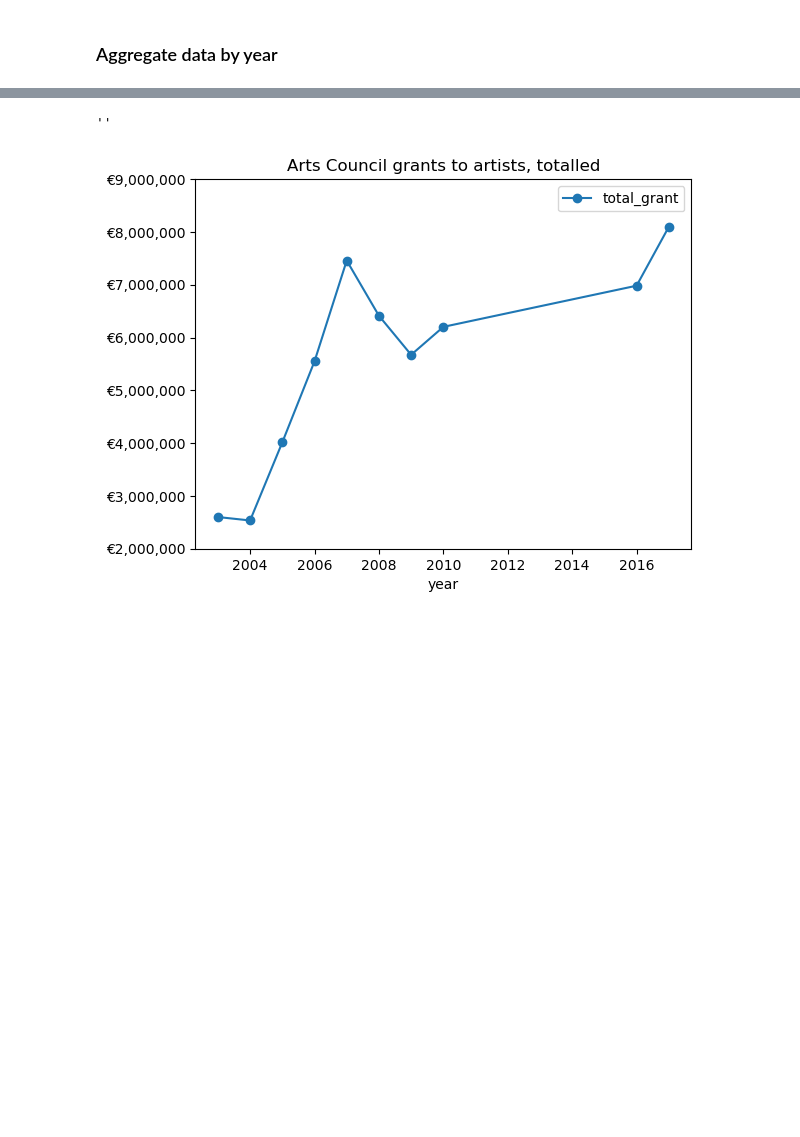
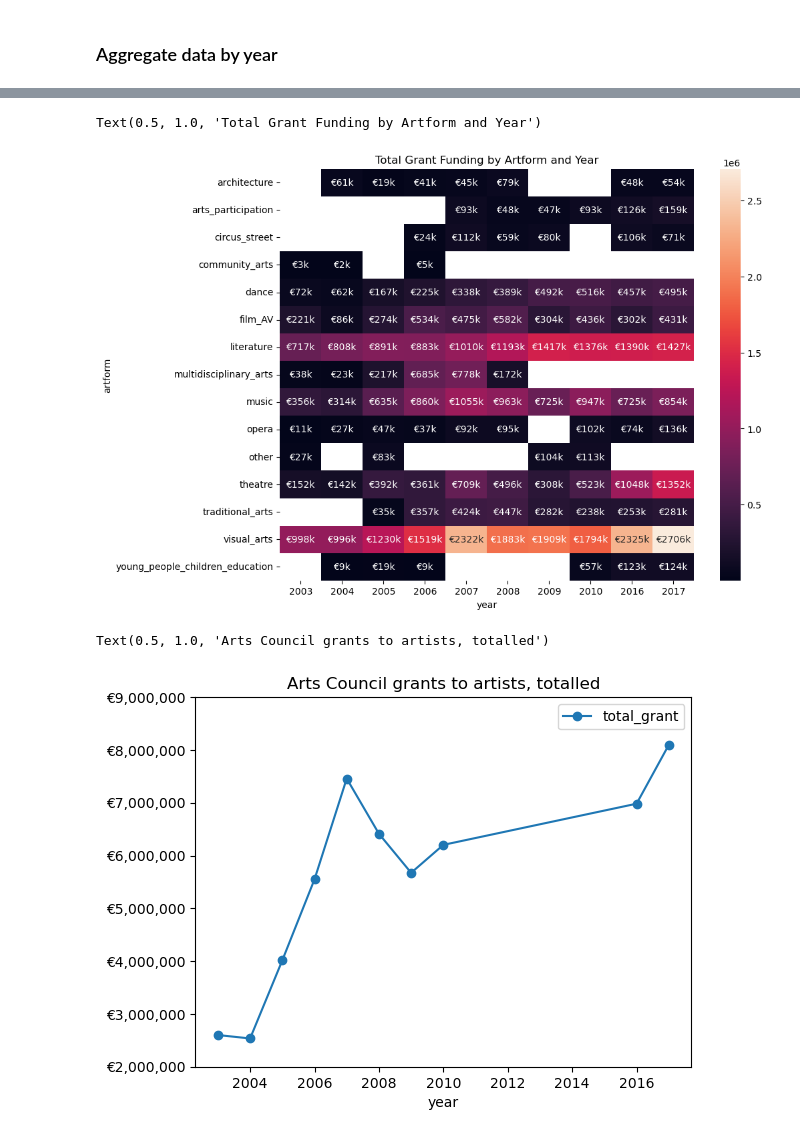
Before and after one commit to SuColl/programming-for-data-analytics, a Jupyter notebook: project/notebook.ipynb, the cells around one changed output, grey strips where cells are left out. Saved outputs shown, nothing was run; the diff lists cells and outputs as text; code cells hidden in the pictures; blank space fills up the shorter version.

Commit message:
Add investigative plots

```diff
--- a/project/notebook.ipynb
+++ b/project/notebook.ipynb
@@ -288,3 +291,13 @@ df["avg_grant_perperson"] = df["total_grant"] / df["num_recipients"]
+# %%
+# Calculate the average difference in grant between men and women
+df["avg_grant_gap"] = df["avg_grant_female"] - df["avg_grant_male"]
+# %%
+# Calculate the difference in number of awards between men and women
+df["female_share"] = np.where(
+    df["num_recipients"] > 0,
+    df["num_female"] / df["num_recipients"],
+    np.nan
+)
 # %% [markdown]
 ### Aggregate data by year
 # %%
@@ -317,0 +337,11 @@ year
+# %%
+# Create pivot table DataFrames that aggregate recipients and funding
+# by artform and year
+
+df_pivot_recipients = df.pivot_table(index="artform", columns="year", values="num_recipients", aggfunc="sum")
+
+df_pivot_grant = df.pivot_table(index="artform", columns="year", values="total_grant", aggfunc="sum")
+
+# Show these DataFrames
+print(df_pivot_recipients)
+print(df_pivot_grant)
@@ -318,7 +366,22 @@ year
+# %%
+# Plot the grants awarded by artform.
+plt.figure(figsize=(10,8))
+
+# Create labels for heatmap cells.
+# Adapted from https://www.geeksforgeeks.org/python/how-to-add-text-in-a-heatmap-cell-annotations-using-seaborn-in-python/
+# https://pandas.pydata.org/docs/reference/api/pandas.DataFrame.fillna.html
+# https://pandas.pydata.org/docs/reference/api/pandas.DataFrame.replace.html
+df_pivot_grant_labels = "€"+(df_pivot_grant.fillna(0)/1000).astype(int).astype(str)+"k"
+df_pivot_grant_labels.replace("€0k","", inplace=True)
+
+sns.heatmap(df_pivot_grant, annot=df_pivot_grant_labels, fmt="")
+plt.title("Total Grant Funding by Artform and Year")
+# %% [output]
+Text(0.5, 1.0, 'Total Grant Funding by Artform and Year')
+[figure, added]
 # %%
 # Plot annual total funding result
 df_year["total_grant"].plot(marker="o", legend=True)
-plt.title("Arts Council grants to artists, totalled")
 
 # grab ytick locations and reformat to make ytick labels
 # (Code adapted from https://queirozf.com/entries/matplotlib-examples-number-formatting-for-axes-labels)
@@ -326,9 +389,9 @@ ylocs, ylabels = plt.yticks()
 ylabels_formatted = ["€{:,.0f}".format(x) for x in ylocs]
 plt.yticks(ylocs, ylabels_formatted)
 
-;
+plt.title("Arts Council grants to artists, totalled")
 # %% [output]
-''
+Text(0.5, 1.0, 'Arts Council grants to artists, totalled')
 [figure]
 # %%
 # Plot the grants awarded by artform.
```
Also changed, not shown: parts of 13 cells of this notebook.
